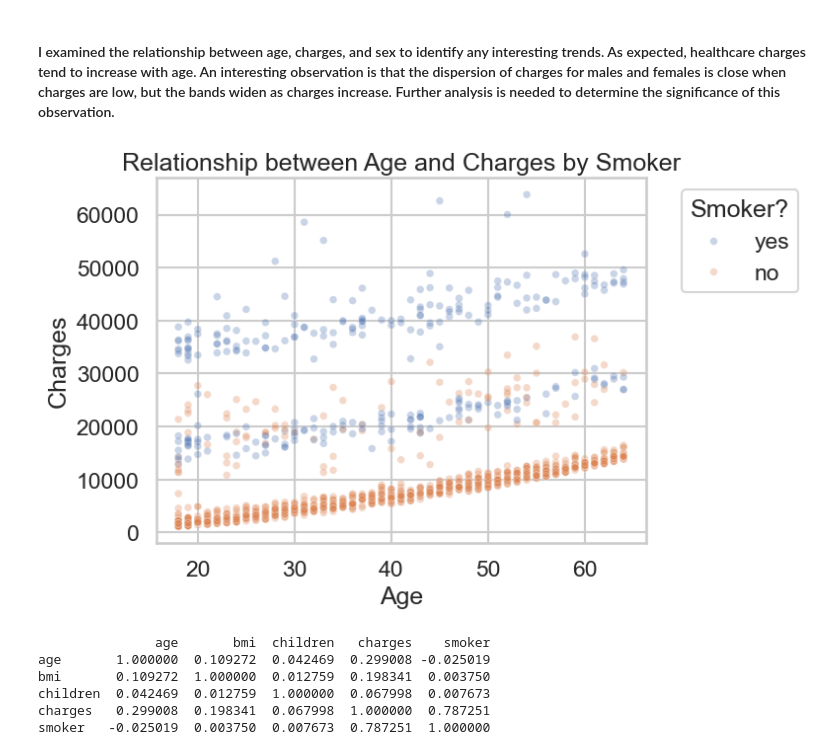
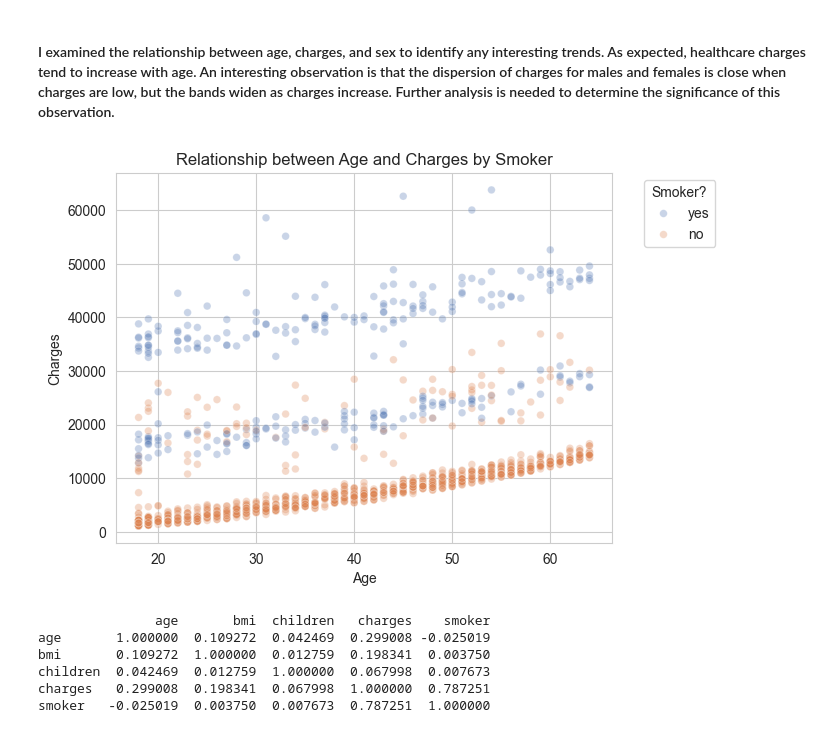
Before and after one commit to ethanhforbes/Data-Science, a Jupyter notebook: Healthcare_A-B_Test_Cluster.ipynb, the cells around one changed output. Cells and saved outputs as stored; diff of their text form; code cells hidden in the pictures.

```diff
--- a/Healthcare_A-B_Test_Cluster.ipynb
+++ b/Healthcare_A-B_Test_Cluster.ipynb
@@ -65,23 +65,19 @@ scatter_plot.legend_.set_title("Sex")
 # %% [markdown]
 #### I examined the relationship between age, charges, and sex to identify any interesting trends. As expected, healthcare charges tend to increase with age. An interesting observation is that the dispersion of charges for males and females is close when charges are low, but the bands widen as charges increase. Further analysis is needed to determine the significance of this observation.
 # %%
-# Set the aesthetic style of the plots
+
 sb.set_style("whitegrid")
 
-# Set the context for the plots
-sb.set_context("talk")
 
-# Create the scatter plot
 scatter_plot = sb.scatterplot(data=df, x='age', y='charges', hue='smoker', alpha=0.3, palette='deep', s=30)
 
-# Set the title and labels
 scatter_plot.set_title('Relationship between Age and Charges by Smoker')
 scatter_plot.set_xlabel('Age')
 scatter_plot.set_ylabel('Charges')
 scatter_plot.legend(bbox_to_anchor=(1.05, 1), loc='upper left')
 scatter_plot.legend_.set_title("Smoker?")
 # %% [output]
-[figure, old version]
+[figure, new version]
 # %%
 df['smoker'] = pd.get_dummies(df['smoker'], drop_first=True).astype(int)
 # %%
```
Also changed, not shown: parts of 7 cells of this notebook.
